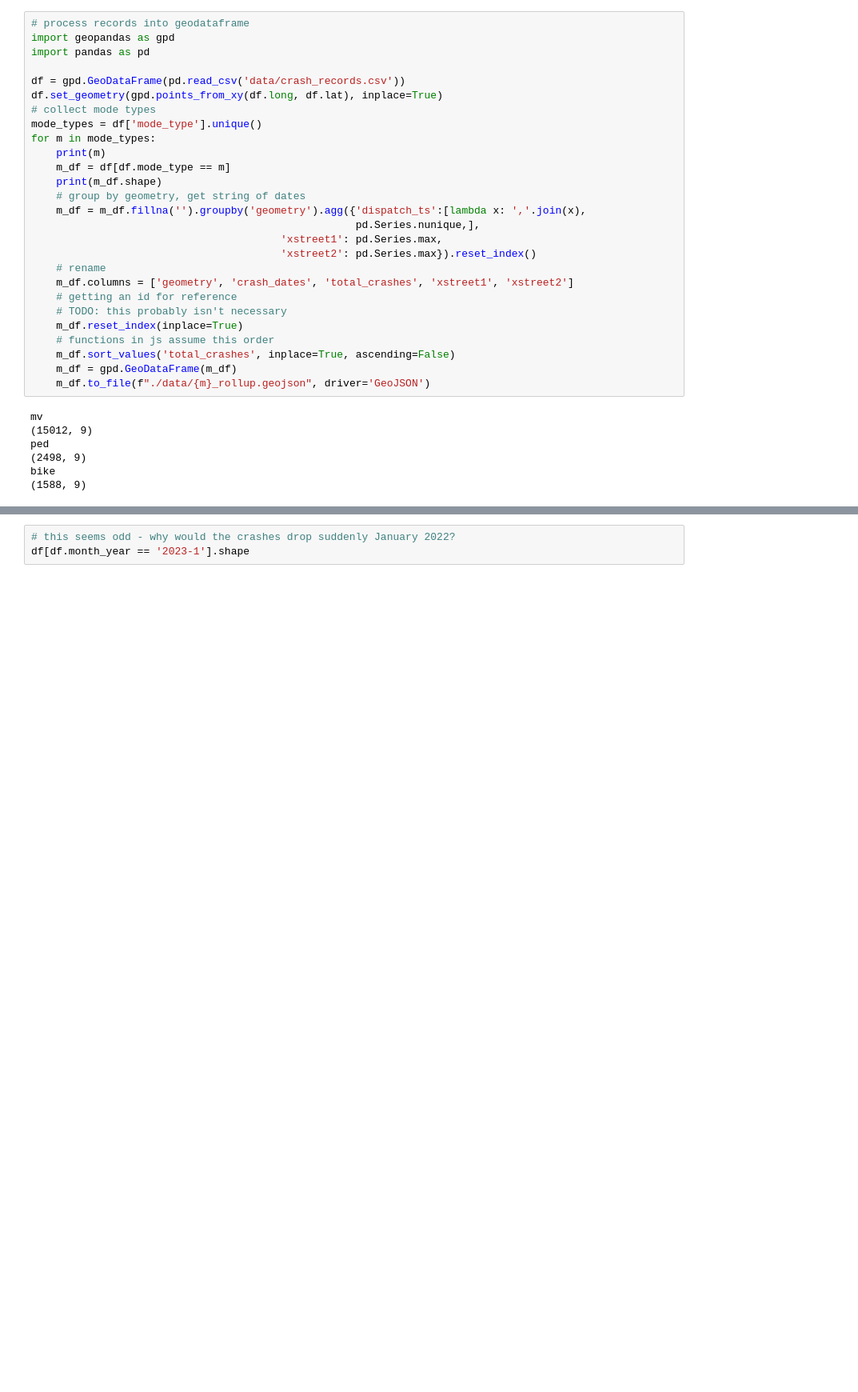
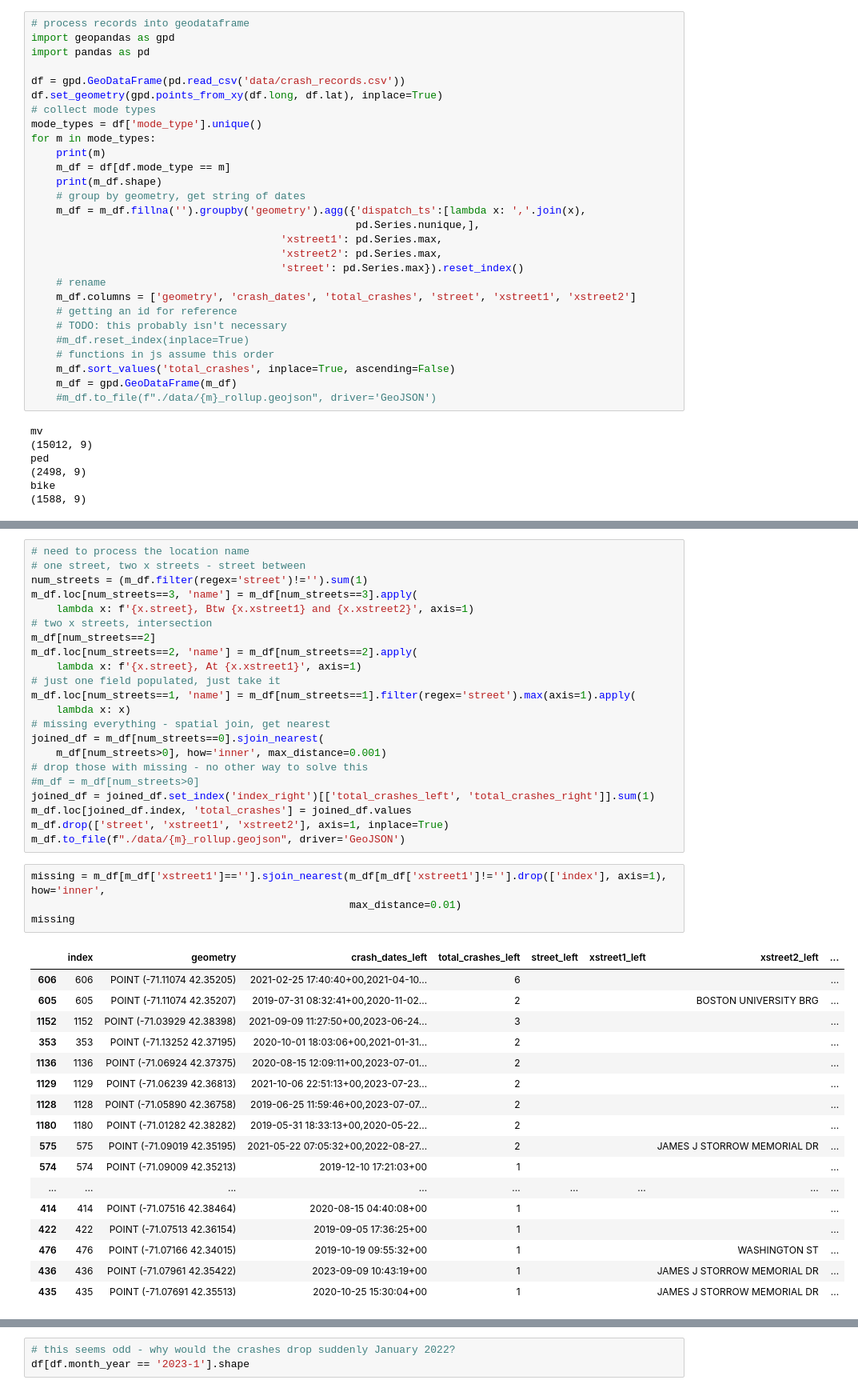
Before and after one commit to BostonCyclistsUnion/crash_map, a Jupyter notebook: crash_update.ipynb, the cells around one changed output, grey strips where cells are left out. Shown: that part at 80% size. Saved outputs shown, nothing was run; the diff lists cells and outputs as text; blank space fills up the shorter version.

```diff
--- a/crash_update.ipynb
+++ b/crash_update.ipynb
@@ -75,16 +75,17 @@ for m in mode_types:
     m_df = m_df.fillna('').groupby('geometry').agg({'dispatch_ts':[lambda x: ','.join(x),
                                                     pd.Series.nunique,],
                                         'xstreet1': pd.Series.max,
-                                        'xstreet2': pd.Series.max}).reset_index()
+                                        'xstreet2': pd.Series.max,
+                                        'street': pd.Series.max}).reset_index()
     # rename
-    m_df.columns = ['geometry', 'crash_dates', 'total_crashes', 'xstreet1', 'xstreet2']
+    m_df.columns = ['geometry', 'crash_dates', 'total_crashes', 'street', 'xstreet1', 'xstreet2']
     # getting an id for reference
     # TODO: this probably isn't necessary
-    m_df.reset_index(inplace=True)
+    #m_df.reset_index(inplace=True)
     # functions in js assume this order
     m_df.sort_values('total_crashes', inplace=True, ascending=False)
     m_df = gpd.GeoDataFrame(m_df)
-    m_df.to_file(f"./data/{m}_rollup.geojson", driver='GeoJSON')
+    #m_df.to_file(f"./data/{m}_rollup.geojson", driver='GeoJSON')
 # %% [output]
 mv
 (15012, 9)
@@ -112,3 +96,47 @@ m_df
+# %%
+# need to process the location name
+# one street, two x streets - street between
+num_streets = (m_df.filter(regex='street')!='').sum(1)
+m_df.loc[num_streets==3, 'name'] = m_df[num_streets==3].apply(
+    lambda x: f'{x.street}, Btw {x.xstreet1} and {x.xstreet2}', axis=1)
+# two x streets, intersection
+m_df[num_streets==2]
+m_df.loc[num_streets==2, 'name'] = m_df[num_streets==2].apply(
+    lambda x: f'{x.street}, At {x.xstreet1}', axis=1)
+# just one field populated, just take it
+m_df.loc[num_streets==1, 'name'] = m_df[num_streets==1].filter(regex='street').max(axis=1).apply(
+    lambda x: x)
+# missing everything - spatial join, get nearest
+joined_df = m_df[num_streets==0].sjoin_nearest(
+    m_df[num_streets>0], how='inner', max_distance=0.001)
+# drop those with missing - no other way to solve this
+#m_df = m_df[num_streets>0]
+joined_df = joined_df.set_index('index_right')[['total_crashes_left', 'total_crashes_right']].sum(1)
+m_df.loc[joined_df.index, 'total_crashes'] = joined_df.values
+m_df.drop(['street', 'xstreet1', 'xstreet2'], axis=1, inplace=True)
+m_df.to_file(f"./data/{m}_rollup.geojson", driver='GeoJSON')
+# %%
+missing = m_df[m_df['xstreet1']==''].sjoin_nearest(m_df[m_df['xstreet1']!=''].drop(['index'], axis=1), how='inner',
+                                                   max_distance=0.01)
+missing
+# %% [output]
+|  | index | geometry | crash_dates_left | total_crashes_left | street_left | xstreet1_left | xstreet2_left | ... |
+| 606 | 606 | POINT (-71.11074 42.35205) | 2021-02-25 17:40:40+00,2021-04-10... | 6 |  |  |  | ... |
+| 605 | 605 | POINT (-71.11074 42.35207) | 2019-07-31 08:32:41+00,2020-11-02... | 2 |  |  | BOSTON UNIVERSITY BRG | ... |
+| 1152 | 1152 | POINT (-71.03929 42.38398) | 2021-09-09 11:27:50+00,2023-06-24... | 3 |  |  |  | ... |
+| 353 | 353 | POINT (-71.13252 42.37195) | 2020-10-01 18:03:06+00,2021-01-31... | 2 |  |  |  | ... |
+| 1136 | 1136 | POINT (-71.06924 42.37375) | 2020-08-15 12:09:11+00,2023-07-01... | 2 |  |  |  | ... |
+| 1129 | 1129 | POINT (-71.06239 42.36813) | 2021-10-06 22:51:13+00,2023-07-23... | 2 |  |  |  | ... |
+| 1128 | 1128 | POINT (-71.05890 42.36758) | 2019-06-25 11:59:46+00,2023-07-07... | 2 |  |  |  | ... |
+| 1180 | 1180 | POINT (-71.01282 42.38282) | 2019-05-31 18:33:13+00,2020-05-22... | 2 |  |  |  | ... |
+| 575 | 575 | POINT (-71.09019 42.35195) | 2021-05-22 07:05:32+00,2022-08-27... | 2 |  |  | JAMES J STORROW MEMORIAL DR | ... |
+| 574 | 574 | POINT (-71.09009 42.35213) | 2019-12-10 17:21:03+00 | 1 |  |  |  | ... |
+| ... | ... | ... | ... | ... | ... | ... | ... | ... |
+| 414 | 414 | POINT (-71.07516 42.38464) | 2020-08-15 04:40:08+00 | 1 |  |  |  | ... |
+| 422 | 422 | POINT (-71.07513 42.36154) | 2019-09-05 17:36:25+00 | 1 |  |  |  | ... |
+| 476 | 476 | POINT (-71.07166 42.34015) | 2019-10-19 09:55:32+00 | 1 |  |  | WASHINGTON ST | ... |
+| 436 | 436 | POINT (-71.07961 42.35422) | 2023-09-09 10:43:19+00 | 1 |  |  | JAMES J STORROW MEMORIAL DR | ... |
+| 435 | 435 | POINT (-71.07691 42.35513) | 2020-10-25 15:30:04+00 | 1 |  |  | JAMES J STORROW MEMORIAL DR | ... |
 # %%
 # keeping - some strangely high numbers with a specific geocode
 # maybe defaults?
```
Also changed, not shown: parts of 1 cell of this notebook, 5 other files.
